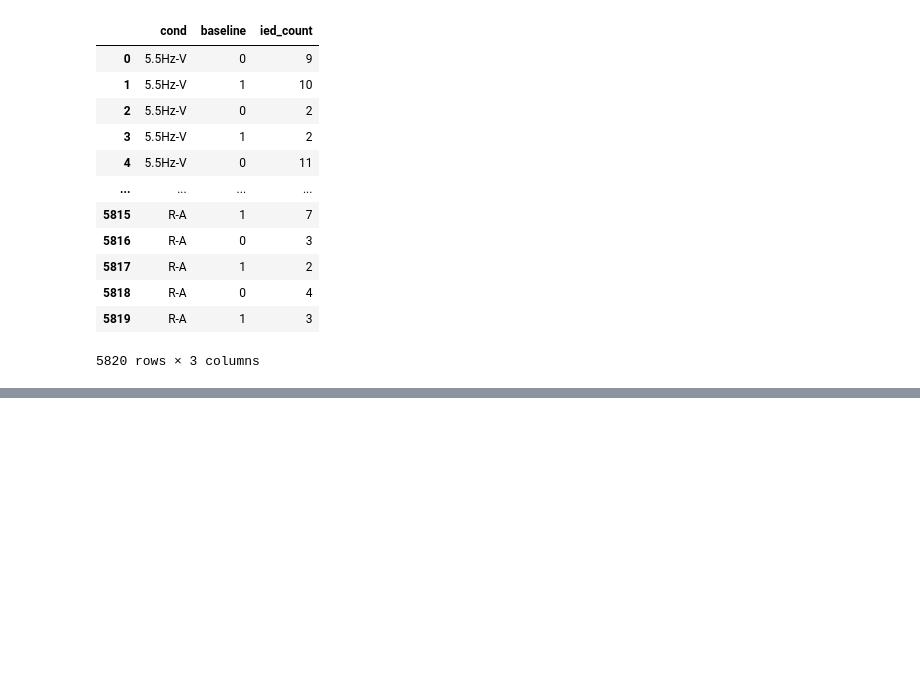
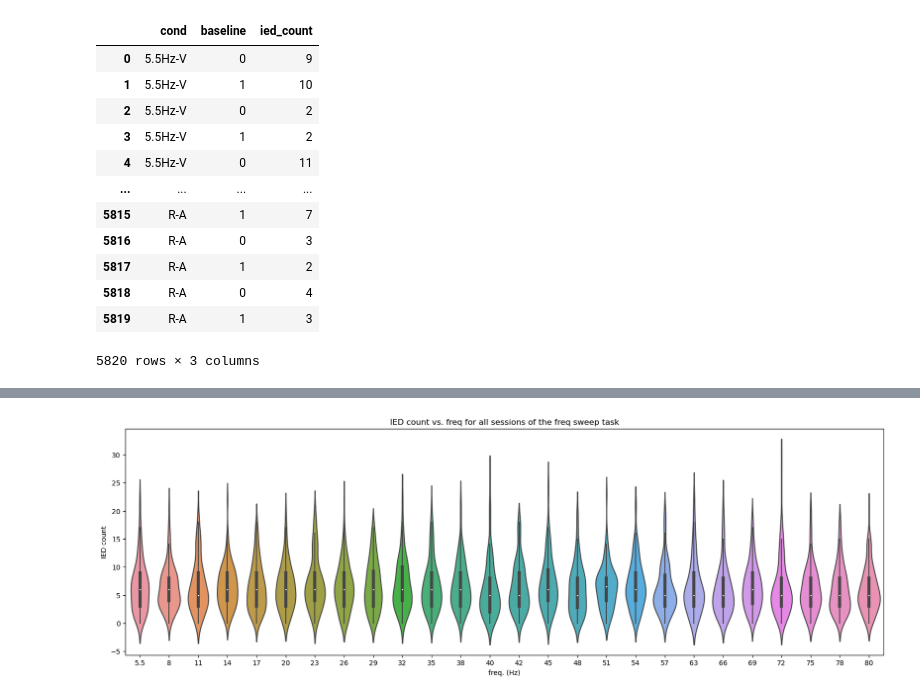
Before and after one commit to Simurgh818/IED_distributions, a Jupyter notebook: IED-rate_freq.ipynb, the cells around one changed output, grey strips where cells are left out. Saved outputs shown, nothing was run; the diff lists cells and outputs as text; code cells hidden in the pictures; blank space fills up the shorter version.

```diff
--- a/IED-rate_freq.ipynb
+++ b/IED-rate_freq.ipynb
@@ -83,0 +158,9 @@ ied_df_sel_stim.head(10)
+# %%
+plt.figure(figsize=(20,6))
+sns.violinplot(x=ied_df_sel_stim.iloc[:,3], y=ied_df_sel_stim.iloc[:,2])
+plt.xlabel('freq. (Hz)');
+plt.ylabel('IED count');
+plt.title(str("IED count vs. freq for all sessions of the freq sweep task"));
+plt.show()
+# %% [output]
+[figure, added]
```
Also changed, not shown: parts of 14 cells of this notebook, 1 other file.
